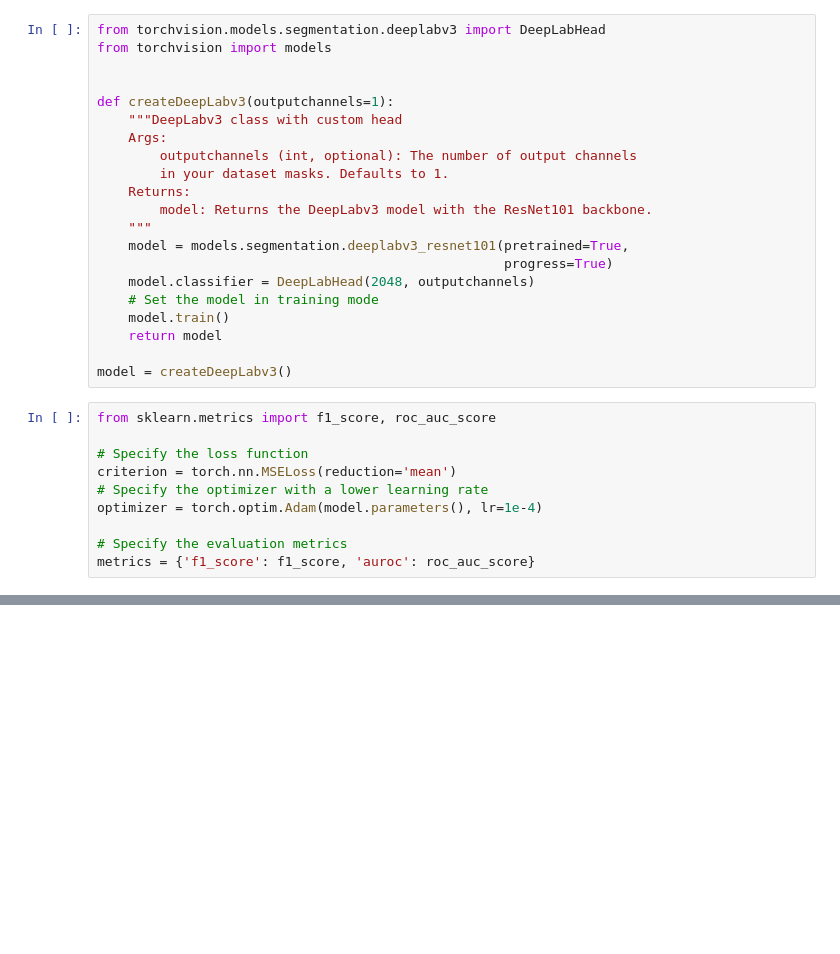
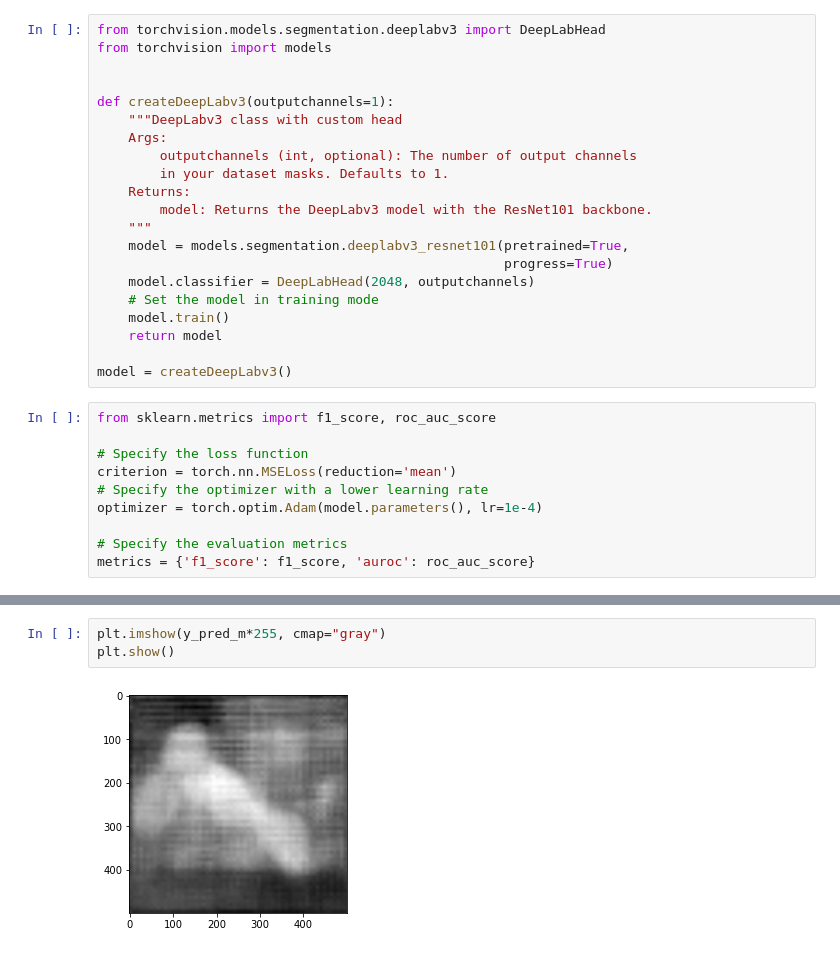
Before and after one commit to siyue-zhang/image-segmentation-DeepLabv3, a Jupyter notebook: model.ipynb, the cells around one changed output, grey strips where cells are left out. Drawn from its saved outputs; the diff is of its cells as text; blank space fills up the shorter version.

```diff
--- a/model.ipynb
+++ b/model.ipynb
@@ -192,0 +241,5 @@ KeyboardInterrupt:
+# %%
+plt.imshow(y_pred_m*255, cmap="gray")
+plt.show()
+# %% [output]
+[figure, added]
```
Also changed, not shown: parts of 8 cells of this notebook.
